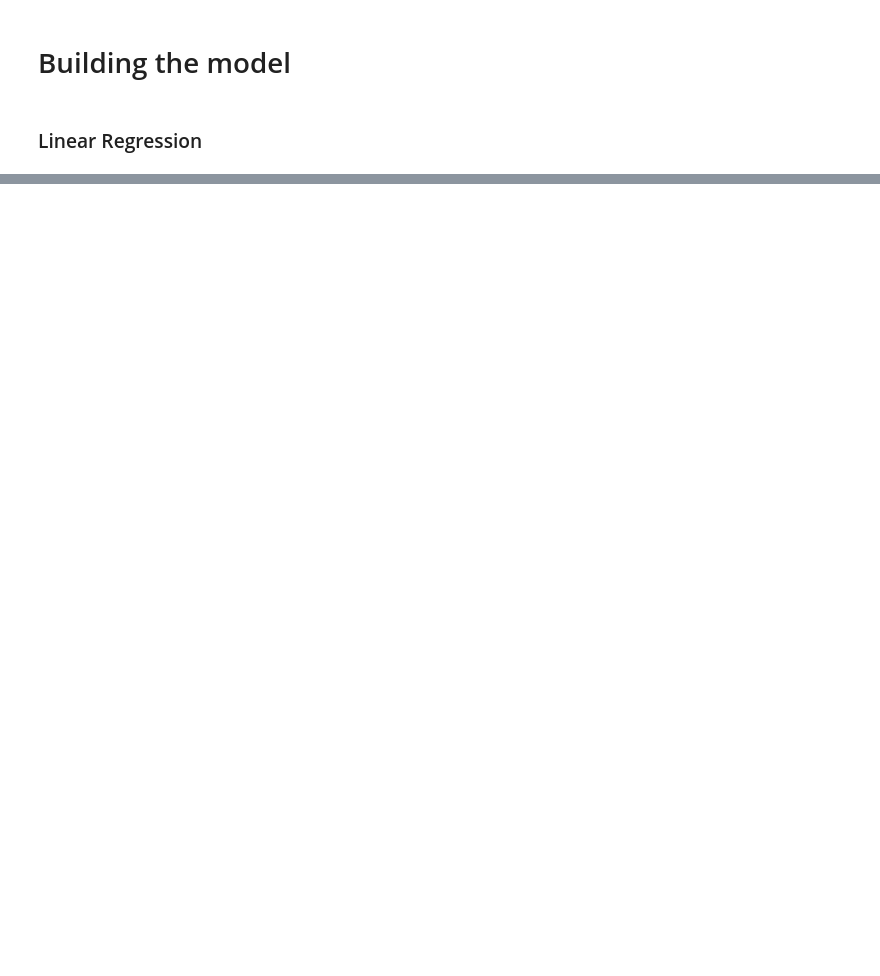
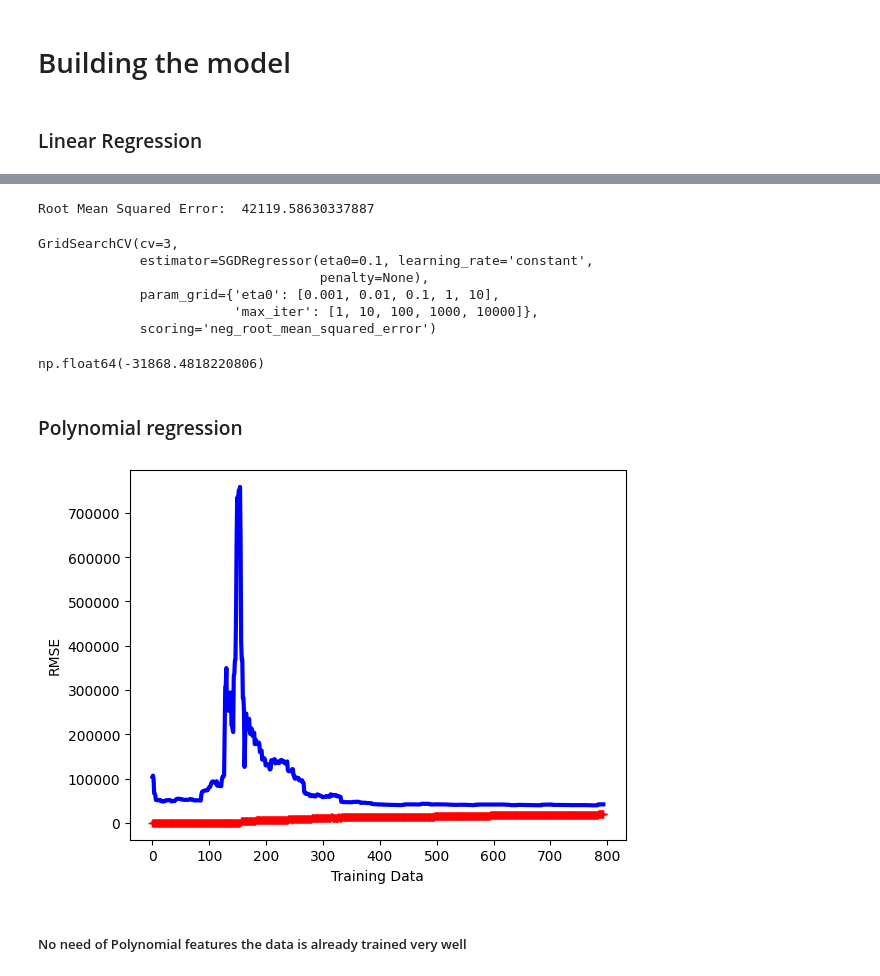
Before and after one commit to tahaftm/Kaggle-Competitions, a Jupyter notebook: House Prices - Advanced Regression Techniques/main.ipynb, the cells around one changed output, grey strips where cells are left out. Drawn from its saved outputs; the diff is of its cells as text; code cells hidden in the pictures; blank space fills up the shorter version.

Commit message:
Learning curve

```diff
--- a/House Prices - Advanced Regression Techniques/main.ipynb
+++ b/House Prices - Advanced Regression Techniques/main.ipynb
@@ -508,0 +535,58 @@ Root Mean Squared Error:  42134.33744731131
+# %%
+from sklearn.linear_model import SGDRegressor
+sgd_reg = SGDRegressor(max_iter=1000, tol=1e-3, penalty=None, eta0=0.1)
+sgd_reg.fit(X_train,y_train)
+sgd_reg = sgd_reg.predict(X_test)
+from sklearn.metrics import root_mean_squared_error
+print("Root Mean Squared Error: ", root_mean_squared_error(y_test,lin_pred))
+# %% [output]
+Root Mean Squared Error:  42119.58630337887
+# %%
+from sklearn.model_selection import GridSearchCV
+import warnings
+warnings.filterwarnings('ignore')
+sgd_reg = SGDRegressor(max_iter=1000, tol=1e-3, penalty=None, eta0=0.1,learning_rate='constant')
+
+params = {
+    'max_iter' : [1,10,100,1000,10000],
+    'eta0' : [0.001,0.01,0.1,1,10]
+}
+sgd_grid = GridSearchCV(estimator=sgd_reg,param_grid=params, cv= 3, scoring='neg_root_mean_squared_error')
+# %%
+sgd_grid.fit(X_train,y_train)
+# %% [output]
+GridSearchCV(cv=3,
+             estimator=SGDRegressor(eta0=0.1, learning_rate='constant',
+                                    penalty=None),
+             param_grid={'eta0': [0.001, 0.01, 0.1, 1, 10],
+                         'max_iter': [1, 10, 100, 1000, 10000]},
+             scoring='neg_root_mean_squared_error')
+# %%
+sgd_grid.best_score_
+# %% [output]
+np.float64(-31868.4818220806)
+# %% [markdown]
+### Polynomial regression
+# %%
+from sklearn.metrics import mean_squared_error
+import numpy as np
+def get_learning_curve():
+    model = LinearRegression()
+    train_err, val_err = [],[]
+    X_trained, X_val, y_trained, y_val = train_test_split(X_train, y_train, test_size=0.2)
+    for i in range(1,len(X_trained)):
+        model.fit(X_trained[:i], y_trained[:i])
+        train_model_pred = model.predict(X_trained[:i])
+        test_model_pred = model.predict(X_val)
+        train_err.append(mean_squared_error(y_trained[:i], train_model_pred))
+        val_err.append(mean_squared_error(y_val, test_model_pred))
+    plt.plot(np.sqrt(train_err), "r-+", linewidth=2, label="train")
+    plt.plot(np.sqrt(val_err), "b-", linewidth=3, label="val")
+    plt.xlabel('Training Data')
+    plt.ylabel('RMSE')
+# %%
+get_learning_curve()
+# %% [output]
+[figure, added]
+# %% [markdown]
+##### No need of Polynomial features the data is already trained very well
```
Also changed, not shown: parts of 7 cells of this notebook.
